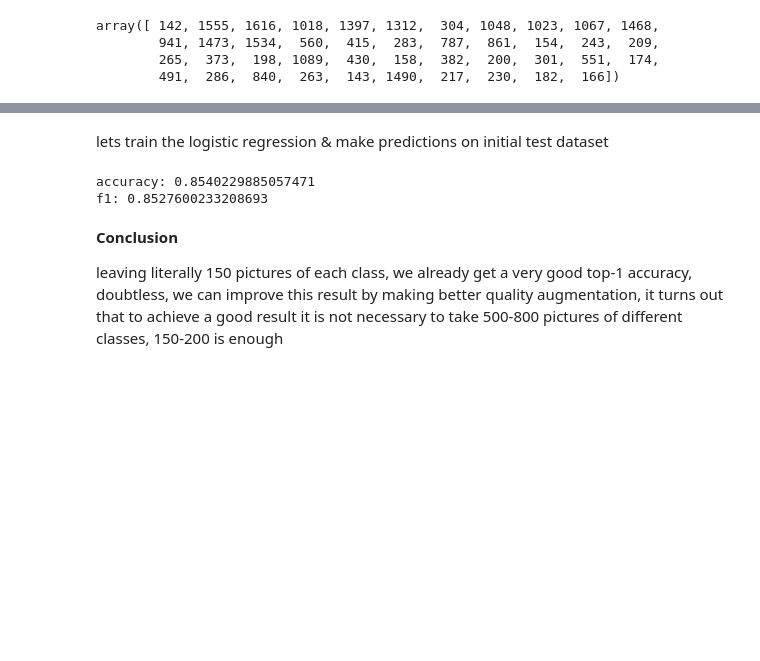
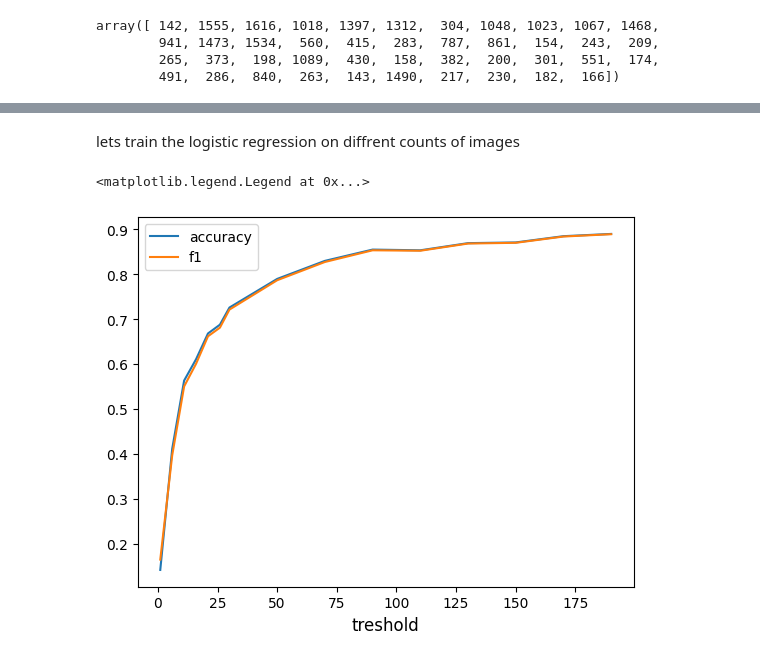
Before and after one commit to Nikait/ml_hw_2k, a Jupyter notebook: notebooks/03-homework.ipynb, the cells around one changed output, grey strips where cells are left out. Cells and saved outputs as stored; diff of their text form; code cells hidden in the pictures; blank space fills up the shorter version.

```diff
--- a/notebooks/03-homework.ipynb
+++ b/notebooks/03-homework.ipynb
@@ -281,4 +282,4 @@ print_traffic_signs(
 # %% [markdown]
 
 
-lets train the logistic regression & make predictions on initial test dataset
+lets train the logistic regression on diffrent counts of images
@@ -289,12 +286,45 @@ test_prediction = model.predict(flatten_test_images)
-# %%
-print(f"accuracy: {accuracy_score(test_prediction, test_labels)}")
-print(f"f1: {f1_score(test_prediction, test_labels, average='weighted')}")
-# %% [output]
-accuracy: 0.8540229885057471
-f1: 0.8527600233208693
-# %% [markdown]
-
-
-**Conclusion**
-
-leaving literally 150 pictures of each class, we already get a very good top-1 accuracy, doubtless, we can improve this result by making better quality augmentation, it turns out that to achieve a good result it is not necessary to take 500-800 pictures of different classes, 150-200 is enough
+# %%
+from tqdm.notebook import tqdm
+import warnings
+
+warnings.simplefilter("ignore")
+
+
+treshold_indexing = [i for i in range(1, 30, 5)]
+treshold_indexing += [i for i in range(30, 200, 20)]
+
+report_accuracy, report_f1= [], []
+
+
+for treshold in tqdm(treshold_indexing):
+    minimal_train, minimal_labels = dataset_shrinking(
+        treshold,
+        train_images,
+        train_labels
+    )
+
+    aug_images, aug_labels = get_augmented_dataset(
+        minimal_train,
+        minimal_labels
+    )
+
+    model = LogisticRegression(max_iter=200, solver='lbfgs')
+    model.fit(aug_images.reshape(len(aug_images), 32*32*3), aug_labels)
+    pred = model.predict(flatten_test_images)
+
+    report_accuracy.append(accuracy_score(pred, test_labels))
+    report_f1.append(f1_score(pred, test_labels, average='weighted'))
+# %%
+import matplotlib.pyplot as plt
+
+fig = plt.figure()
+plt.xlabel('treshold', fontsize=12)
+
+plt.plot(treshold_indexing,
+         list(zip(report_accuracy, report_f1)),
+         label=["accuracy", "f1"]
+    )
+plt.legend()
+# %% [output]
+<matplotlib.legend.Legend at 0x...>
+[figure, added]
```
Also changed, not shown: parts of 11 cells of this notebook.
